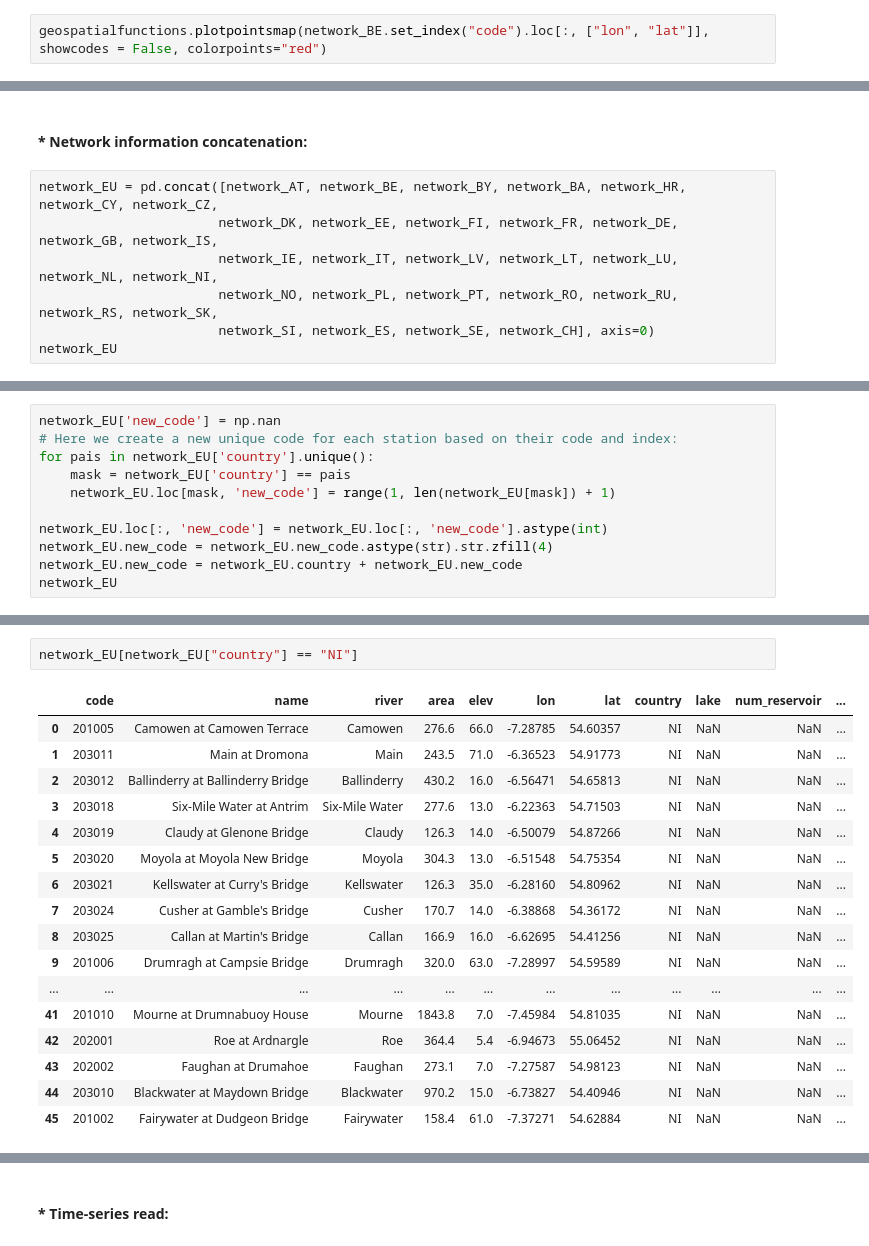
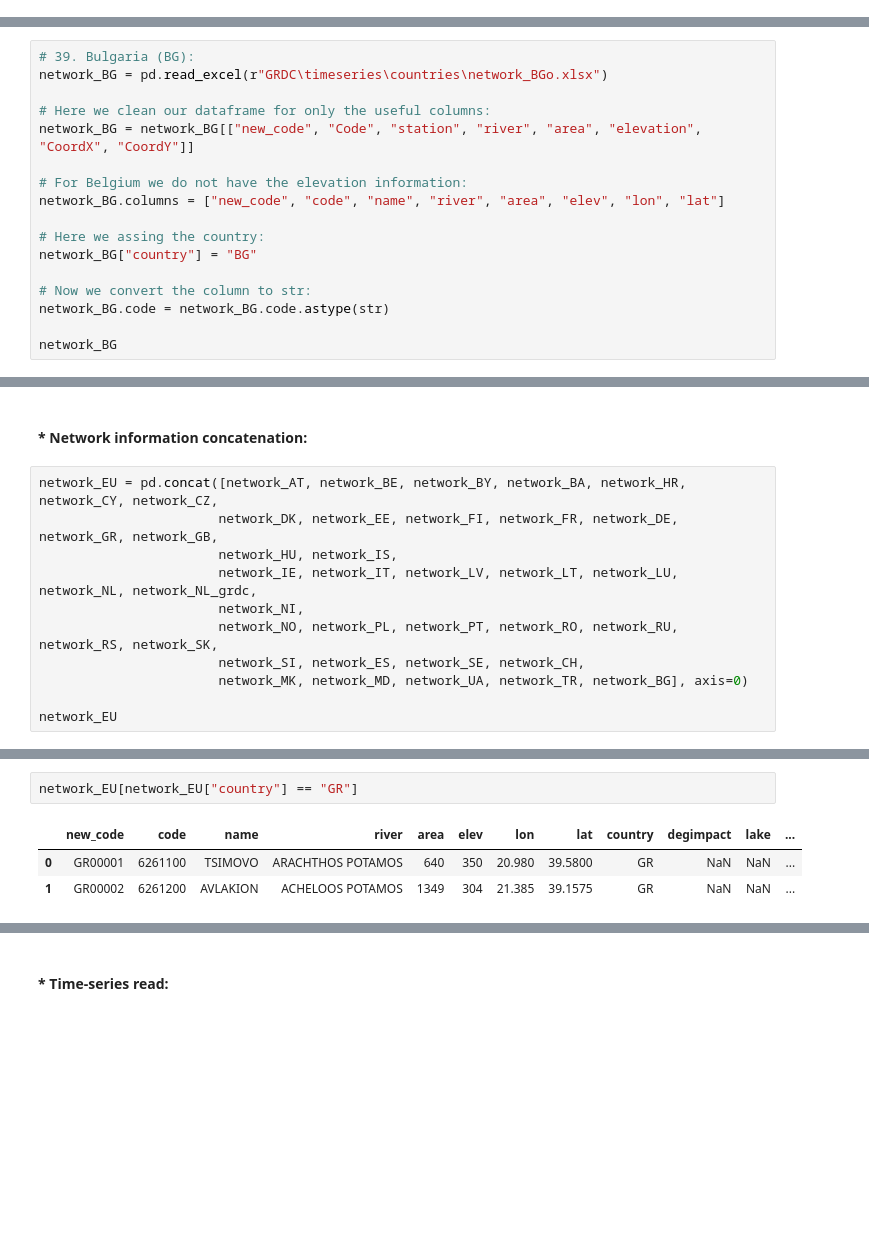
Before and after one commit to thiagovmdon/HydroEawag, a Jupyter notebook: D_20_Data_EU.ipynb, the cells around one changed output, grey strips where cells are left out. Cells and saved outputs as stored; diff of their text form; blank space fills up the shorter version.

```diff
--- a/D_20_Data_EU.ipynb
+++ b/D_20_Data_EU.ipynb
@@ -153,2 +161,0 @@ network_BE
-# %%
-geospatialfunctions.plotpointsmap(network_BE.set_index("code").loc[:, ["lon", "lat"]], showcodes = False, colorpoints="red")
@@ -1060,0 +1287,17 @@ network_CH
+# %%
+# 39. Bulgaria (BG):
+network_BG = pd.read_excel(r"GRDC\timeseries\countries\network_BGo.xlsx")
+
+# Here we clean our dataframe for only the useful columns:
+network_BG = network_BG[["new_code", "Code", "station", "river", "area", "elevation", "CoordX", "CoordY"]]
+
+# For Belgium we do not have the elevation information:
+network_BG.columns = ["new_code", "code", "name", "river", "area", "elev", "lon", "lat"]
+
+# Here we assing the country:
+network_BG["country"] = "BG"
+
+# Now we convert the column to str:
+network_BG.code = network_BG.code.astype(str)
+
+network_BG
@@ -1062,9 +1315,13 @@ network_CH
 #### * Network information concatenation:
 # %%
 network_EU = pd.concat([network_AT, network_BE, network_BY, network_BA, network_HR, network_CY, network_CZ,
-                       network_DK, network_EE, network_FI, network_FR, network_DE, network_GB, network_IS,
-                       network_IE, network_IT, network_LV, network_LT, network_LU, network_NL, network_NI,
+                       network_DK, network_EE, network_FI, network_FR, network_DE, network_GR, network_GB,
+                       network_HU, network_IS,
+                       network_IE, network_IT, network_LV, network_LT, network_LU, network_NL, network_NL_grdc,
+                       network_NI,
                        network_NO, network_PL, network_PT, network_RO, network_RU, network_RS, network_SK,
-                       network_SI, network_ES, network_SE, network_CH], axis=0)
+                       network_SI, network_ES, network_SE, network_CH,
+                       network_MK, network_MD, network_UA, network_TR, network_BG], axis=0)
+
 network_EU
 # %% [output]
@@ -1084,11 +1340,0 @@ network_EU
-# %%
-network_EU['new_code'] = np.nan
-# Here we create a new unique code for each station based on their code and index:
-for pais in network_EU['country'].unique():
-    mask = network_EU['country'] == pais
-    network_EU.loc[mask, 'new_code'] = range(1, len(network_EU[mask]) + 1)
-
-network_EU.loc[:, 'new_code'] = network_EU.loc[:, 'new_code'].astype(int)
-network_EU.new_code = network_EU.new_code.astype(str).str.zfill(4)
-network_EU.new_code = network_EU.country + network_EU.new_code
-network_EU
@@ -1109,21 +1341,7 @@ network_EU
 # %%
-network_EU[network_EU["country"] == "NI"]
+network_EU[network_EU["country"] == "GR"]
 # %% [output]
-|  | code | name | river | area | elev | lon | lat | country | lake | num_reservoir | ... |
-| 0 | 201005 | Camowen at Camowen Terrace | Camowen | 276.6 | 66.0 | -7.28785 | 54.60357 | NI | NaN | NaN | ... |
-| 1 | 203011 | Main at Dromona | Main | 243.5 | 71.0 | -6.36523 | 54.91773 | NI | NaN | NaN | ... |
-| 2 | 203012 | Ballinderry at Ballinderry Bridge | Ballinderry | 430.2 | 16.0 | -6.56471 | 54.65813 | NI | NaN | NaN | ... |
-| 3 | 203018 | Six-Mile Water at Antrim | Six-Mile Water | 277.6 | 13.0 | -6.22363 | 54.71503 | NI | NaN | NaN | ... |
-| 4 | 203019 | Claudy at Glenone Bridge | Claudy | 126.3 | 14.0 | -6.50079 | 54.87266 | NI | NaN | NaN | ... |
-| 5 | 203020 | Moyola at Moyola New Bridge | Moyola | 304.3 | 13.0 | -6.51548 | 54.75354 | NI | NaN | NaN | ... |
-| 6 | 203021 | Kellswater at Curry's Bridge | Kellswater | 126.3 | 35.0 | -6.28160 | 54.80962 | NI | NaN | NaN | ... |
-| 7 | 203024 | Cusher at Gamble's Bridge | Cusher | 170.7 | 14.0 | -6.38868 | 54.36172 | NI | NaN | NaN | ... |
-| 8 | 203025 | Callan at Martin's Bridge | Callan | 166.9 | 16.0 | -6.62695 | 54.41256 | NI | NaN | NaN | ... |
-| 9 | 201006 | Drumragh at Campsie Bridge | Drumragh | 320.0 | 63.0 | -7.28997 | 54.59589 | NI | NaN | NaN | ... |
-| ... | ... | ... | ... | ... | ... | ... | ... | ... | ... | ... | ... |
-| 41 | 201010 | Mourne at Drumnabuoy House | Mourne | 1843.8 | 7.0 | -7.45984 | 54.81035 | NI | NaN | NaN | ... |
-| 42 | 202001 | Roe at Ardnargle | Roe | 364.4 | 5.4 | -6.94673 | 55.06452 | NI | NaN | NaN | ... |
-| 43 | 202002 | Faughan at Drumahoe | Faughan | 273.1 | 7.0 | -7.27587 | 54.98123 | NI | NaN | NaN | ... |
-| 44 | 203010 | Blackwater at Maydown Bridge | Blackwater | 970.2 | 15.0 | -6.73827 | 54.40946 | NI | NaN | NaN | ... |
-| 45 | 201002 | Fairywater at Dudgeon Bridge | Fairywater | 158.4 | 61.0 | -7.37271 | 54.62884 | NI | NaN | NaN | ... |
+|  | new_code | code | name | river | area | elev | lon | lat | country | degimpact | lake | ... |
+| 0 | GR00001 | 6261100 | TSIMOVO | ARACHTHOS POTAMOS | 640 | 350 | 20.980 | 39.5800 | GR | NaN | NaN | ... |
+| 1 | GR00002 | 6261200 | AVLAKION | ACHELOOS POTAMOS | 1349 | 304 | 21.385 | 39.1575 | GR | NaN | NaN | ... |
 # %%
```
Also changed, not shown: parts of 54 cells of this notebook, 1 other file.
